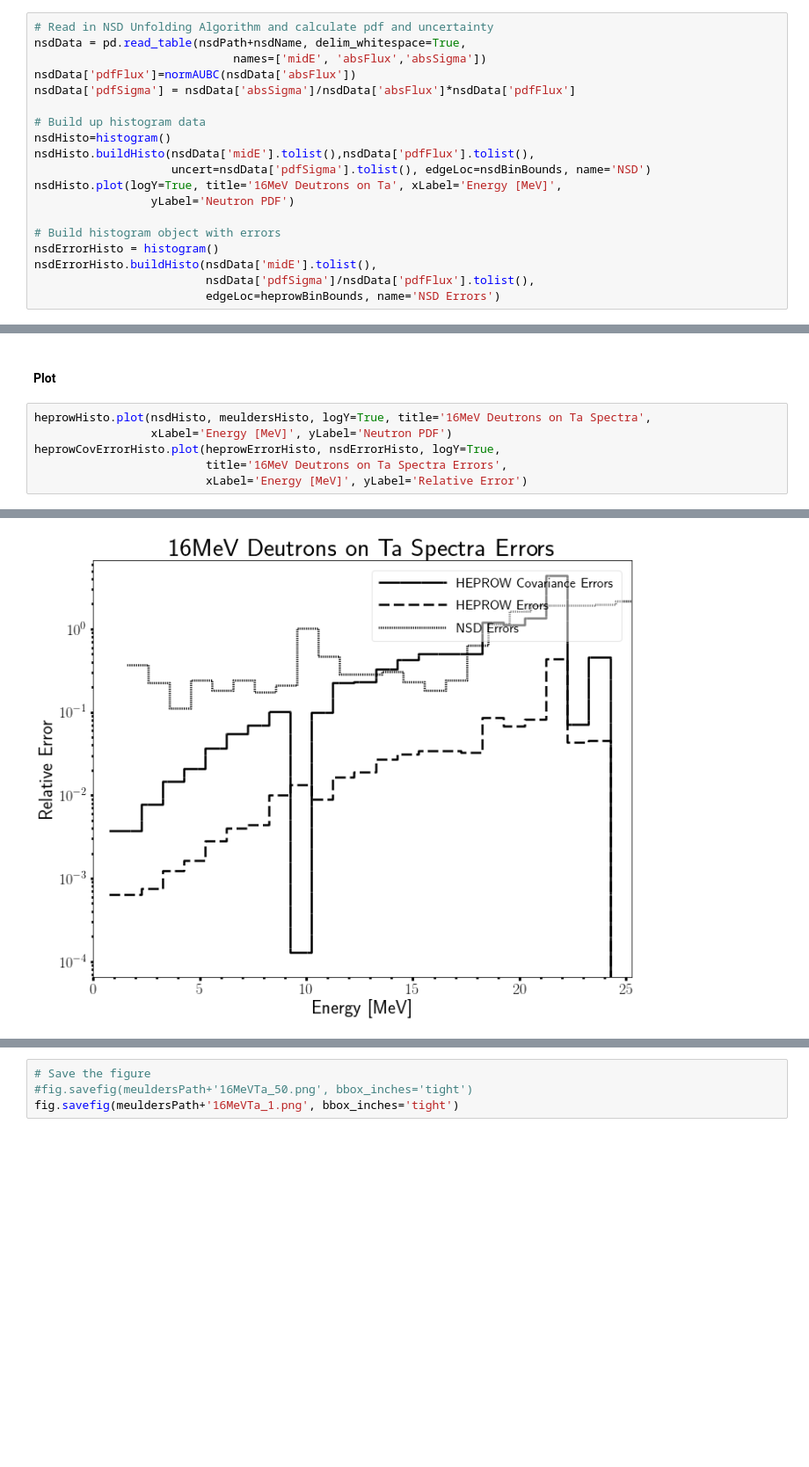
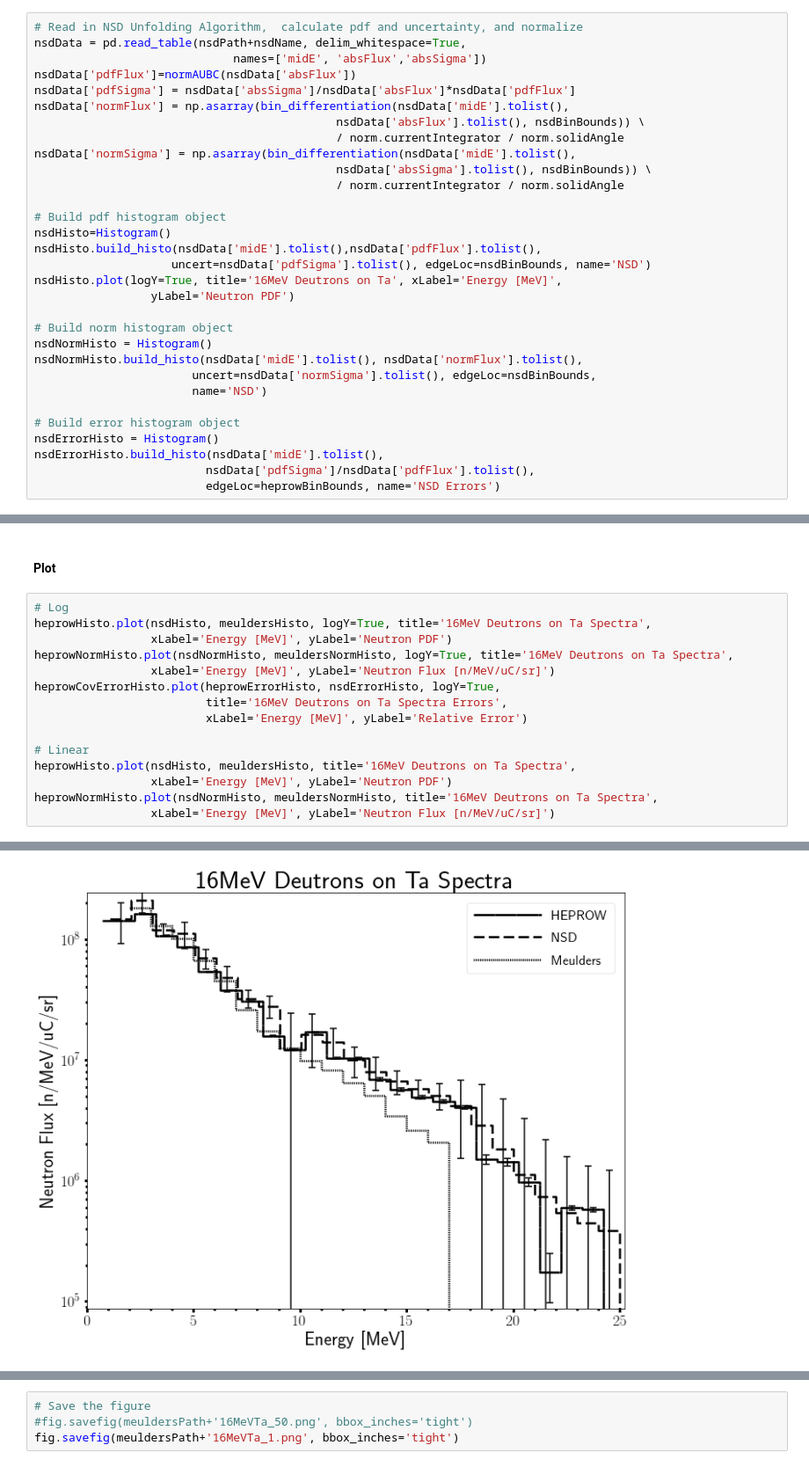
Before and after one commit to 2lambda123/88_Data, a Jupyter notebook: Experiments/PHS/16MeVTa/16MeVTa.ipynb, the cells around one changed output, grey strips where cells are left out. Shown at 88% size. Saved outputs shown, nothing was run; the diff lists cells and outputs as text; blank space fills up the shorter version.

Commit message:
Finished through normalization of spectra.  A few cleanup items remain.

```diff
--- a/Experiments/PHS/16MeVTa/16MeVTa.ipynb
+++ b/Experiments/PHS/16MeVTa/16MeVTa.ipynb
@@ -1029,20 +1068,32 @@ meuldersHisto.buildHisto(meuldersData['midE'].tolist(), meuldersData['pdfFlux'].
 # %%
-# Read in NSD Unfolding Algorithm and calculate pdf and uncertainty
+# Read in NSD Unfolding Algorithm,  calculate pdf and uncertainty, and normalize
 nsdData = pd.read_table(nsdPath+nsdName, delim_whitespace=True,
                              names=['midE', 'absFlux','absSigma'])
 nsdData['pdfFlux']=normAUBC(nsdData['absFlux'])
 nsdData['pdfSigma'] = nsdData['absSigma']/nsdData['absFlux']*nsdData['pdfFlux']
+nsdData['normFlux'] = np.asarray(bin_differentiation(nsdData['midE'].tolist(),
+                                            nsdData['absFlux'].tolist(), nsdBinBounds)) \
+                                            / norm.currentIntegrator / norm.solidAngle
+nsdData['normSigma'] = np.asarray(bin_differentiation(nsdData['midE'].tolist(),
+                                            nsdData['absSigma'].tolist(), nsdBinBounds)) \
+                                            / norm.currentIntegrator / norm.solidAngle
 
-# Build up histogram data
-nsdHisto=histogram()
-nsdHisto.buildHisto(nsdData['midE'].tolist(),nsdData['pdfFlux'].tolist(),
+# Build pdf histogram object
+nsdHisto=Histogram()
+nsdHisto.build_histo(nsdData['midE'].tolist(),nsdData['pdfFlux'].tolist(),
                     uncert=nsdData['pdfSigma'].tolist(), edgeLoc=nsdBinBounds, name='NSD')
 nsdHisto.plot(logY=True, title='16MeV Deutrons on Ta', xLabel='Energy [MeV]',
                  yLabel='Neutron PDF')
 
-# Build histogram object with errors
-nsdErrorHisto = histogram()
-nsdErrorHisto.buildHisto(nsdData['midE'].tolist(),
+# Build norm histogram object
+nsdNormHisto = Histogram()
+nsdNormHisto.build_histo(nsdData['midE'].tolist(), nsdData['normFlux'].tolist(),
+                       uncert=nsdData['normSigma'].tolist(), edgeLoc=nsdBinBounds,
+                       name='NSD')
+
+# Build error histogram object
+nsdErrorHisto = Histogram()
+nsdErrorHisto.build_histo(nsdData['midE'].tolist(),
                          nsdData['pdfSigma']/nsdData['pdfFlux'].tolist(),
                          edgeLoc=heprowBinBounds, name='NSD Errors')
 # %% [output]
@@ -1050,11 +1101,20 @@ nsdErrorHisto.buildHisto(nsdData['midE'].tolist(),
 # %% [markdown]
 #### Plot
 # %%
+# Log
 heprowHisto.plot(nsdHisto, meuldersHisto, logY=True, title='16MeV Deutrons on Ta Spectra',
                  xLabel='Energy [MeV]', yLabel='Neutron PDF')
+heprowNormHisto.plot(nsdNormHisto, meuldersNormHisto, logY=True, title='16MeV Deutrons on Ta Spectra',
+                 xLabel='Energy [MeV]', yLabel='Neutron Flux [n/MeV/uC/sr]')
 heprowCovErrorHisto.plot(heprowErrorHisto, nsdErrorHisto, logY=True,
                          title='16MeV Deutrons on Ta Spectra Errors',
                          xLabel='Energy [MeV]', yLabel='Relative Error')
+
+# Linear
+heprowHisto.plot(nsdHisto, meuldersHisto, title='16MeV Deutrons on Ta Spectra',
+                 xLabel='Energy [MeV]', yLabel='Neutron PDF')
+heprowNormHisto.plot(nsdNormHisto, meuldersNormHisto, title='16MeV Deutrons on Ta Spectra',
+                 xLabel='Energy [MeV]', yLabel='Neutron Flux [n/MeV/uC/sr]')
 # %% [output]
 [figure]
-[figure, old version]
+[figure, new version]
```
Also changed, not shown: parts of 14 cells of this notebook, 3 other files.
